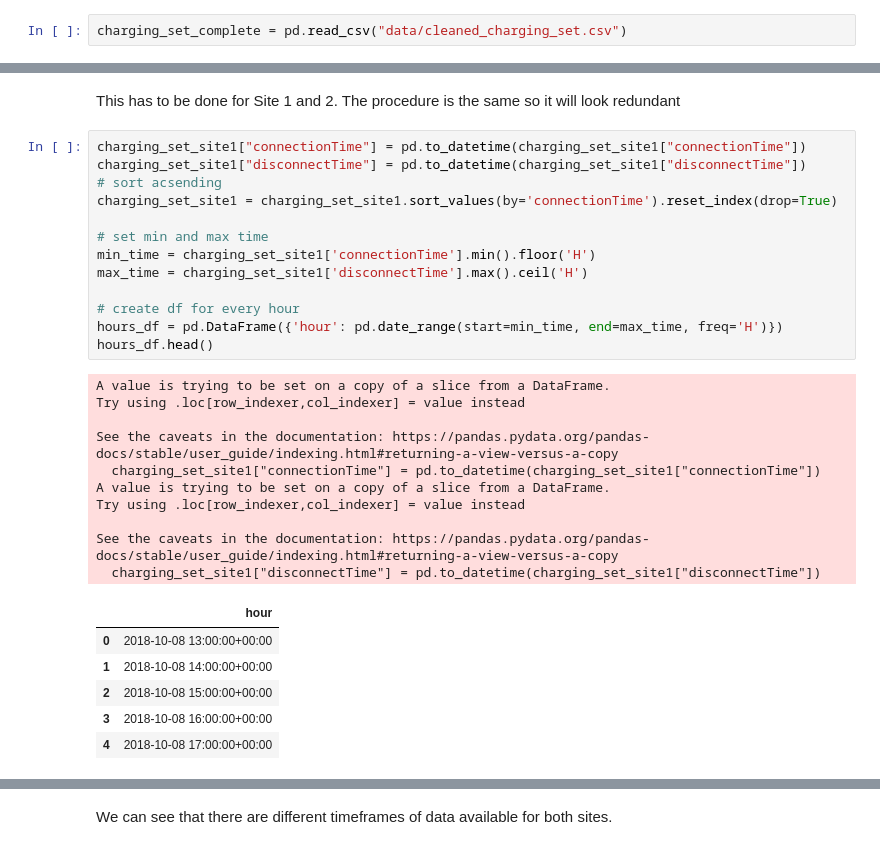
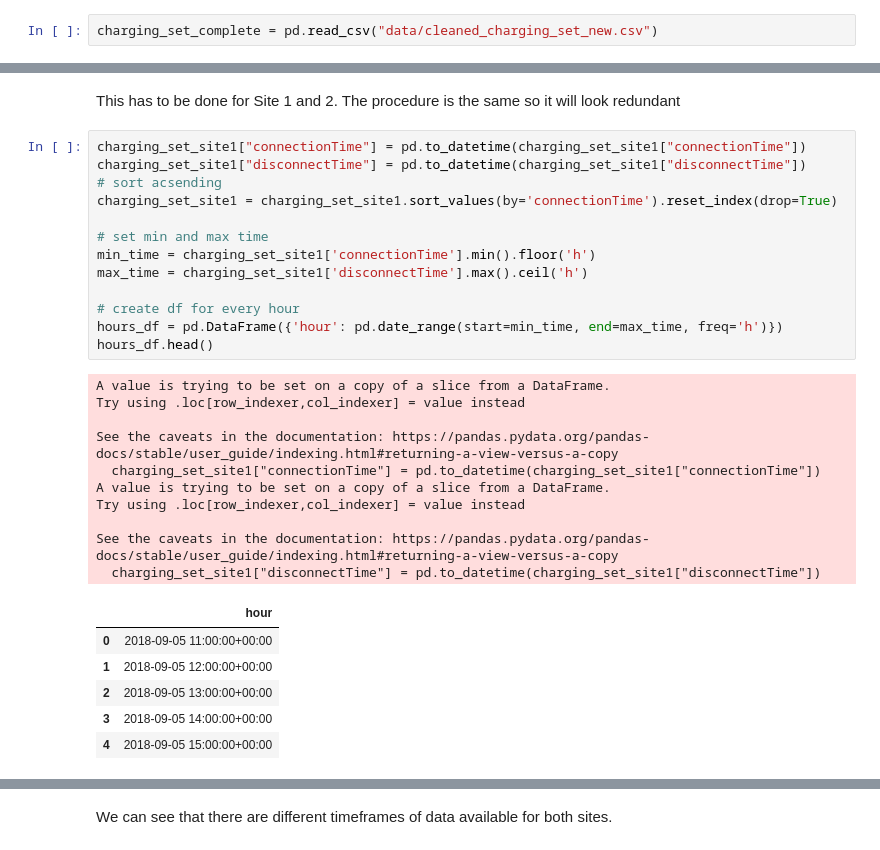
Before and after one commit to ge02/GinyuForce, a Jupyter notebook: 04_Predictive_Analysis.ipynb, the cells around one changed output, grey strips where cells are left out. Saved outputs shown, nothing was run; the diff lists cells and outputs as text.

```diff
--- a/04_Predictive_Analysis.ipynb
+++ b/04_Predictive_Analysis.ipynb
@@ -21,5 +31,5 @@ from sklearn.metrics import mean_squared_error, r2_score, mean_absolute_error
 # %%
-charging_set_complete = pd.read_csv("data/cleaned_charging_set.csv")
+charging_set_complete = pd.read_csv("data/cleaned_charging_set_new.csv")
 # %%
 charging_set_complete.info()
 # %% [output]
@@ -100,33 +110,33 @@ This has to be done for Site 1 and 2. The procedure is the same so it will look
 # %%
 charging_set_site1["connectionTime"] = pd.to_datetime(charging_set_site1["connectionTime"])
 charging_set_site1["disconnectTime"] = pd.to_datetime(charging_set_site1["disconnectTime"])
 # sort acsending
 charging_set_site1 = charging_set_site1.sort_values(by='connectionTime').reset_index(drop=True)
 
 # set min and max time
-min_time = charging_set_site1['connectionTime'].min().floor('H')
-max_time = charging_set_site1['disconnectTime'].max().ceil('H')
+min_time = charging_set_site1['connectionTime'].min().floor('h')
+max_time = charging_set_site1['disconnectTime'].max().ceil('h')
 
 # create df for every hour
-hours_df = pd.DataFrame({'hour': pd.date_range(start=min_time, end=max_time, freq='H')})
+hours_df = pd.DataFrame({'hour': pd.date_range(start=min_time, end=max_time, freq='h')})
 hours_df.head()
 # %% [output]
 A value is trying to be set on a copy of a slice from a DataFrame.
 Try using .loc[row_indexer,col_indexer] = value instead
 
 See the caveats in the documentation: https://pandas.pydata.org/pandas-docs/stable/user_guide/indexing.html#returning-a-view-versus-a-copy
   charging_set_site1["connectionTime"] = pd.to_datetime(charging_set_site1["connectionTime"])
 A value is trying to be set on a copy of a slice from a DataFrame.
 Try using .loc[row_indexer,col_indexer] = value instead
 
 See the caveats in the documentation: https://pandas.pydata.org/pandas-docs/stable/user_guide/indexing.html#returning-a-view-versus-a-copy
   charging_set_site1["disconnectTime"] = pd.to_datetime(charging_set_site1["disconnectTime"])
 |  | hour |
-| 0 | 2018-10-08 13:00:00+00:00 |
-| 1 | 2018-10-08 14:00:00+00:00 |
-| 2 | 2018-10-08 15:00:00+00:00 |
-| 3 | 2018-10-08 16:00:00+00:00 |
-| 4 | 2018-10-08 17:00:00+00:00 |
+| 0 | 2018-09-05 11:00:00+00:00 |
+| 1 | 2018-09-05 12:00:00+00:00 |
+| 2 | 2018-09-05 13:00:00+00:00 |
+| 3 | 2018-09-05 14:00:00+00:00 |
+| 4 | 2018-09-05 15:00:00+00:00 |
 # %%
 charging_set_site2["connectionTime"] = pd.to_datetime(charging_set_site2["connectionTime"])
 charging_set_site2["disconnectTime"] = pd.to_datetime(charging_set_site2["disconnectTime"])
```
Also changed, not shown: parts of 102 cells of this notebook, 1 other file.
